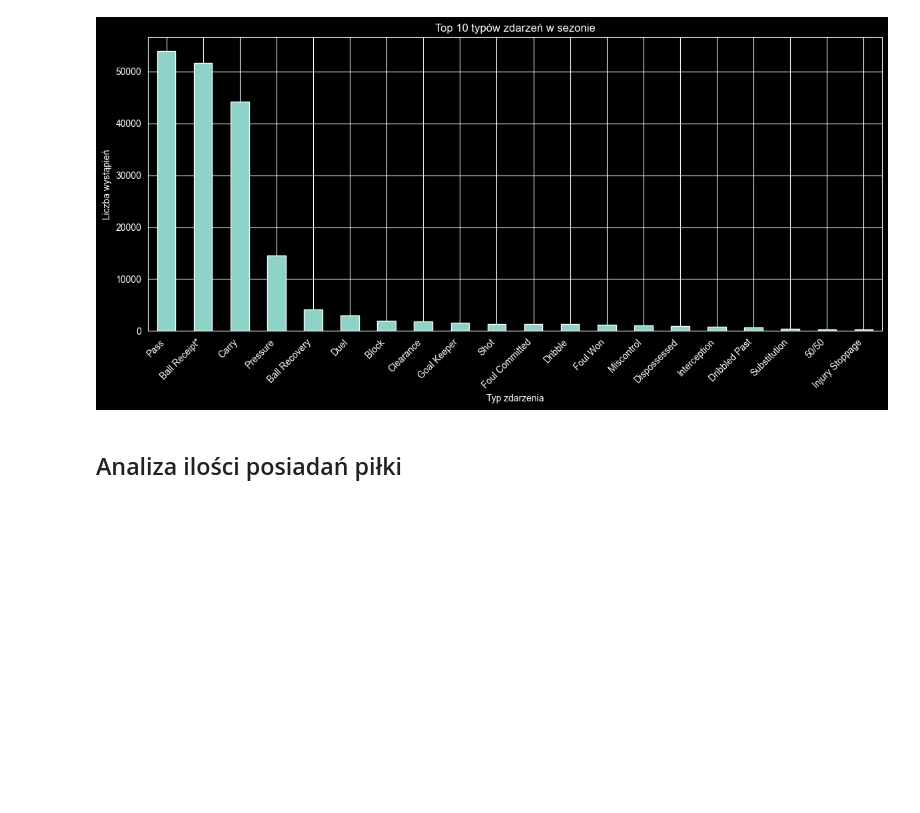
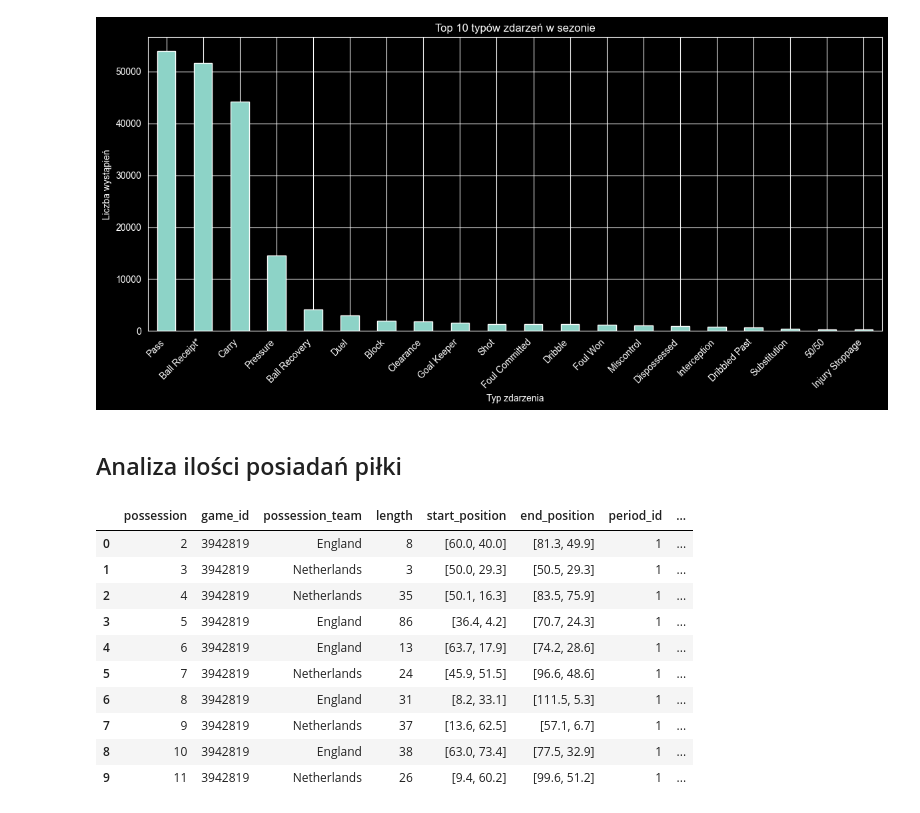
Before and after one commit to tmorcinek/statsbomb-scout, a Jupyter notebook: src/analysis/analysis.ipynb, the cells around one changed output. Cells and saved outputs as stored; diff of their text form; code cells hidden in the pictures; blank space fills up the shorter version.

```diff
--- a/src/analysis/analysis.ipynb
+++ b/src/analysis/analysis.ipynb
@@ -162,0 +187,15 @@ plt.show()
+# %%
+possessions_df = analyze_all_matches(matches)
+possessions_df.head(10)
+# %% [output]
+|  | possession | game_id | possession_team | length | start_position | end_position | period_id | ... |
+| 0 | 2 | 3942819 | England | 8 | [60.0, 40.0] | [81.3, 49.9] | 1 | ... |
+| 1 | 3 | 3942819 | Netherlands | 3 | [50.0, 29.3] | [50.5, 29.3] | 1 | ... |
+| 2 | 4 | 3942819 | Netherlands | 35 | [50.1, 16.3] | [83.5, 75.9] | 1 | ... |
+| 3 | 5 | 3942819 | England | 86 | [36.4, 4.2] | [70.7, 24.3] | 1 | ... |
+| 4 | 6 | 3942819 | England | 13 | [63.7, 17.9] | [74.2, 28.6] | 1 | ... |
+| 5 | 7 | 3942819 | Netherlands | 24 | [45.9, 51.5] | [96.6, 48.6] | 1 | ... |
+| 6 | 8 | 3942819 | England | 31 | [8.2, 33.1] | [111.5, 5.3] | 1 | ... |
+| 7 | 9 | 3942819 | Netherlands | 37 | [13.6, 62.5] | [57.1, 6.7] | 1 | ... |
+| 8 | 10 | 3942819 | England | 38 | [63.0, 73.4] | [77.5, 32.9] | 1 | ... |
+| 9 | 11 | 3942819 | Netherlands | 26 | [9.4, 60.2] | [99.6, 51.2] | 1 | ... |
```
Also changed, not shown: parts of 9 cells of this notebook.
